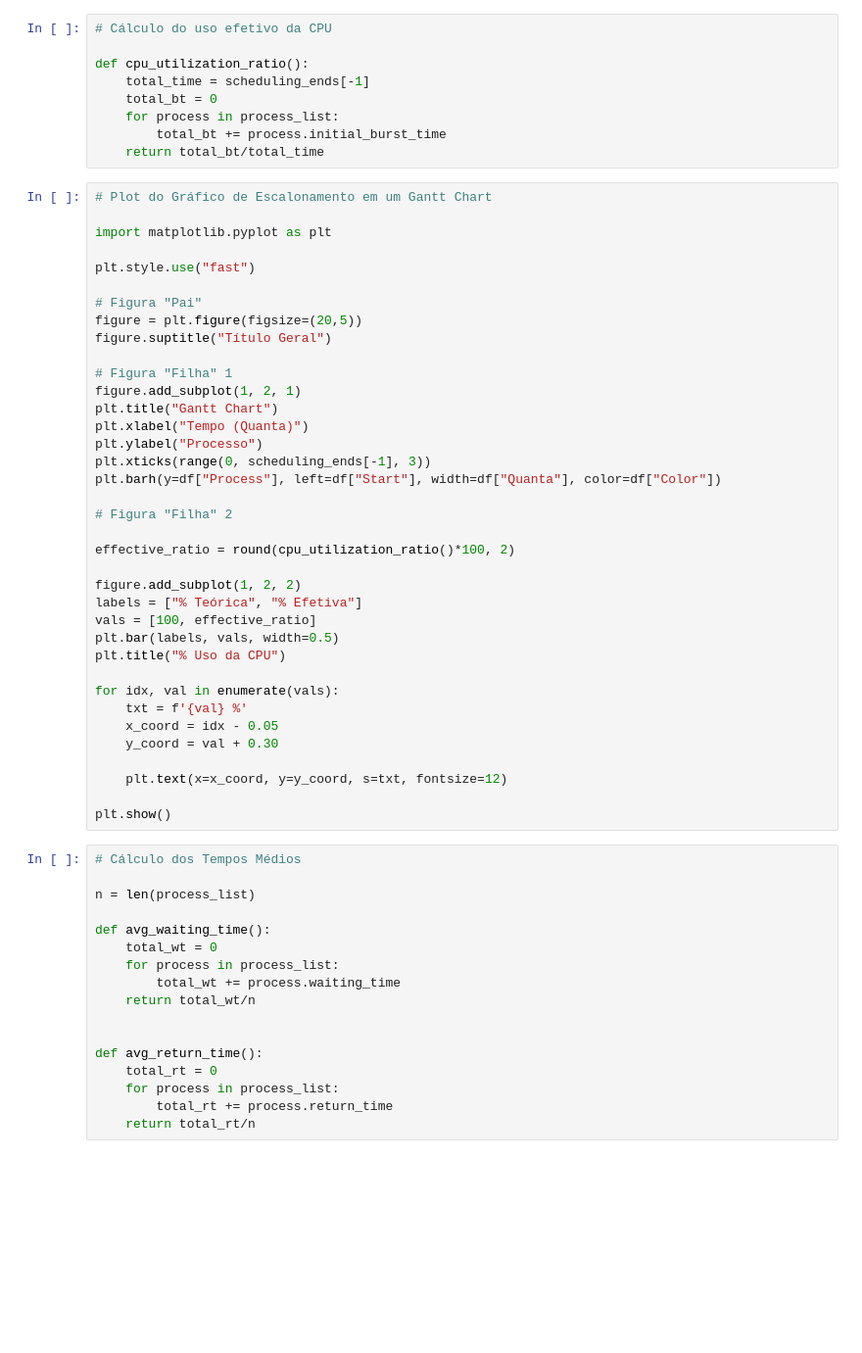
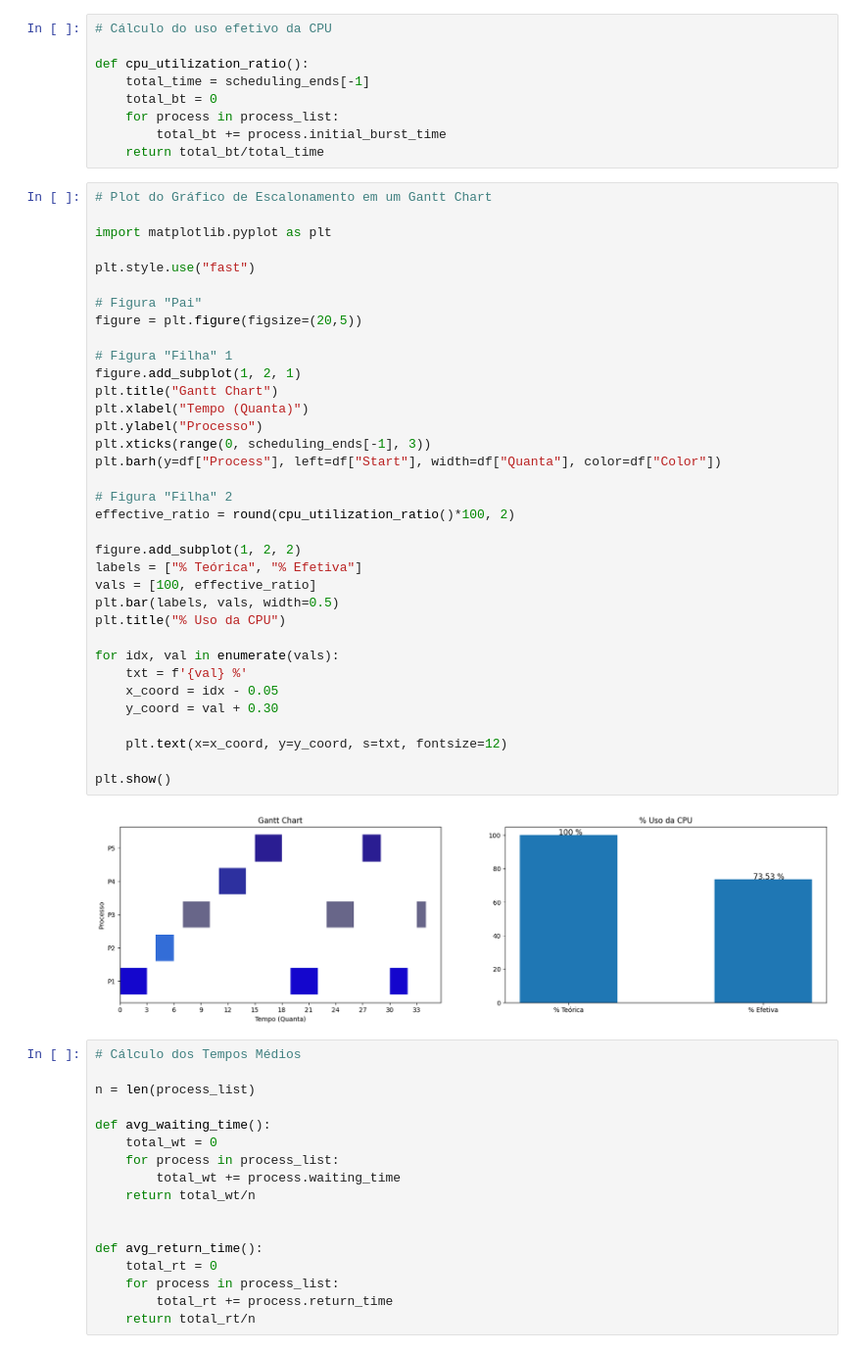
Before and after one commit to tiago-vargas/round-robin-process-scheduling-study, a Jupyter notebook: data.ipynb, the cells around one changed output. Shown at 98% size. Saved outputs shown, nothing was run; the diff lists cells and outputs as text; blank space fills up the shorter version.

```diff
--- a/data.ipynb
+++ b/data.ipynb
@@ -58,35 +88,35 @@ import matplotlib.pyplot as plt
 plt.style.use("fast")
 
 # Figura "Pai"
 figure = plt.figure(figsize=(20,5))
-figure.suptitle("Título Geral")
 
 # Figura "Filha" 1
 figure.add_subplot(1, 2, 1)
 plt.title("Gantt Chart")
 plt.xlabel("Tempo (Quanta)")
 plt.ylabel("Processo")
 plt.xticks(range(0, scheduling_ends[-1], 3))
 plt.barh(y=df["Process"], left=df["Start"], width=df["Quanta"], color=df["Color"])
 
 # Figura "Filha" 2
-
 effective_ratio = round(cpu_utilization_ratio()*100, 2)
 
 figure.add_subplot(1, 2, 2)
 labels = ["% Teórica", "% Efetiva"]
 vals = [100, effective_ratio]
 plt.bar(labels, vals, width=0.5)
 plt.title("% Uso da CPU")
 
 for idx, val in enumerate(vals):
     txt = f'{val} %'
     x_coord = idx - 0.05
     y_coord = val + 0.30
 
     plt.text(x=x_coord, y=y_coord, s=txt, fontsize=12)
 
 plt.show()
+# %% [output]
+[figure, added]
 # %%
 # Cálculo dos Tempos Médios
 
```
Also changed, not shown: parts of 4 cells of this notebook, 1 other file.
